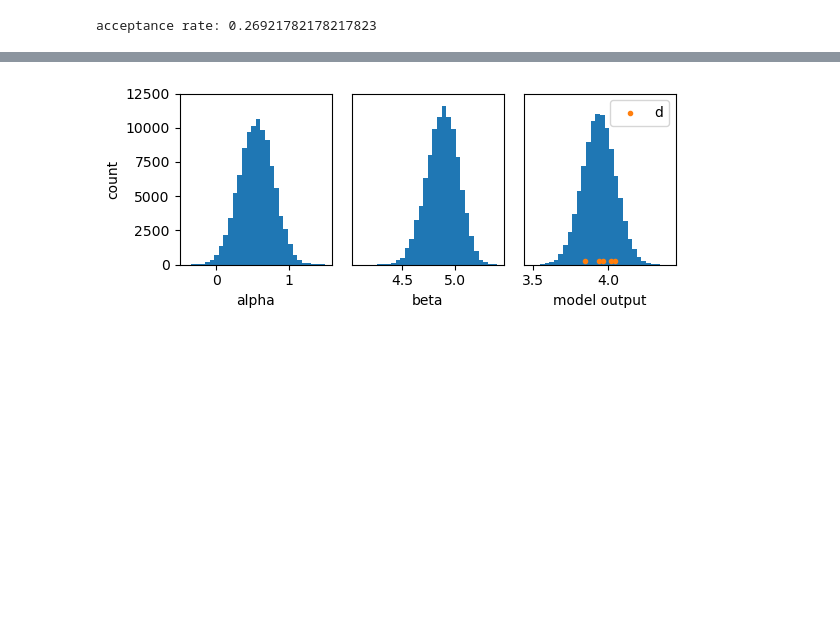
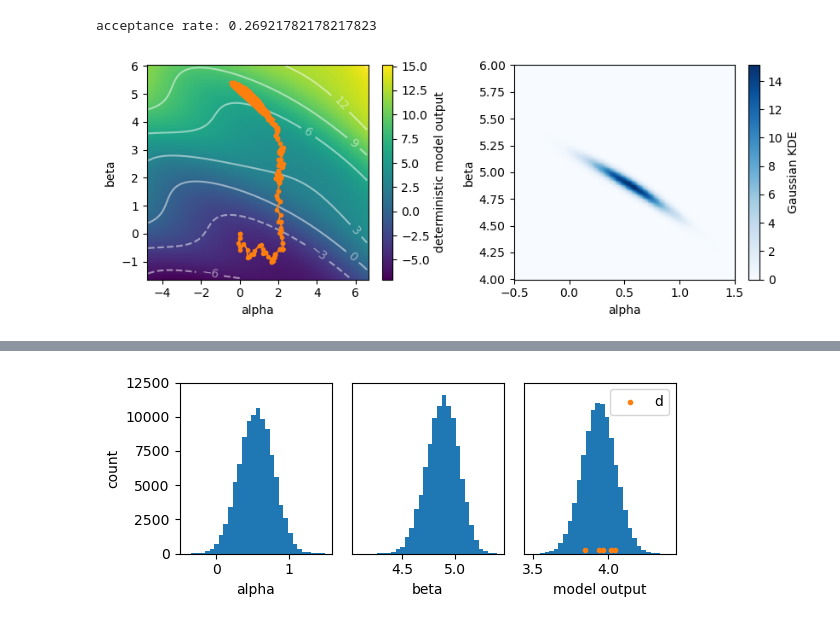
Before and after one commit to NiklasSchaaf/UQ_2023, a Jupyter notebook: homework_9/hw9_nik.ipynb, the cells around one changed output, grey strips where cells are left out. Drawn from its saved outputs; the diff is of its cells as text; code cells hidden in the pictures; blank space fills up the shorter version.

```diff
--- a/homework_9/hw9_nik.ipynb
+++ b/homework_9/hw9_nik.ipynb
@@ -168,17 +169,50 @@ min_alpha = np.min(samples[:,0])
 max_alpha = np.max(samples[:,0])
 min_beta = np.min(samples[:,1])
 max_beta = np.max(samples[:,1])
-pad_alpha = 10-(max_alpha-min_alpha)
-pad_beta = 10-(max_beta-min_beta)
+pad_alpha = 7-(max_alpha-min_alpha)
+pad_beta = 7-(max_beta-min_beta)
 
 N = 100
 a = np.linspace(min_alpha-pad_alpha,max_alpha+pad_alpha,N)
 b = np.linspace(min_beta-pad_beta,max_beta+pad_beta,N)
 deterministic_out = np.zeros((N,N))
 
+# calculate deterministic function values for background
 for i in range(N):
     for j in range(N):
         deterministic_out[i,j] = determ(np.array([a[i],b[j]]))
 
 A,B = np.meshgrid(a,b)
+# %%
+# Evaluate a gaussian kde on a regular grid of nbins x nbins over data extents
+nbins=300
+k = gaussian_kde(samples.T)
+#xi, yi = np.mgrid[a.min():a.max():nbins*1j, b.min():b.max():nbins*1j]
+xi, yi = np.mgrid[-0.5:1.5:nbins*1j, 4:6:nbins*1j]
+zi = k(np.vstack([xi.flatten(), yi.flatten()]))
+# %%
+plt.figure(figsize=(8.5,3.3))
+
+plt.subplot(1,2,1)
+plt.pcolor(A,B,deterministic_out)
+plt.colorbar(label = 'deterministic model output')
+cont = plt.contour(A,B,deterministic_out, colors='w', alpha = 0.5)
+plt.clabel(cont, inline=1, fontsize=10)
+plt.plot(samples[:,0],samples[:,1], c='C1', marker='.')
+plt.ylabel('beta')
+plt.xlabel('alpha')
+
+# zoomed in plot
+plt.subplot(1,2,2)
+plt.pcolor(xi, yi, zi.reshape(xi.shape), shading='auto',cmap='Blues')
+plt.colorbar(label = 'Gaussian KDE')
+plt.ylabel('beta')
+plt.xlabel('alpha')
+# plt.xlim([min_alpha2,max_alpha2])
+# plt.ylim([min_beta2,max_beta2])
+
+plt.tight_layout()
+plt.savefig('MCMC_path.png', dpi=300)
+# %% [output]
+[figure, added]
 # %%
```
Also changed, not shown: parts of 4 cells of this notebook, 3 other files.
